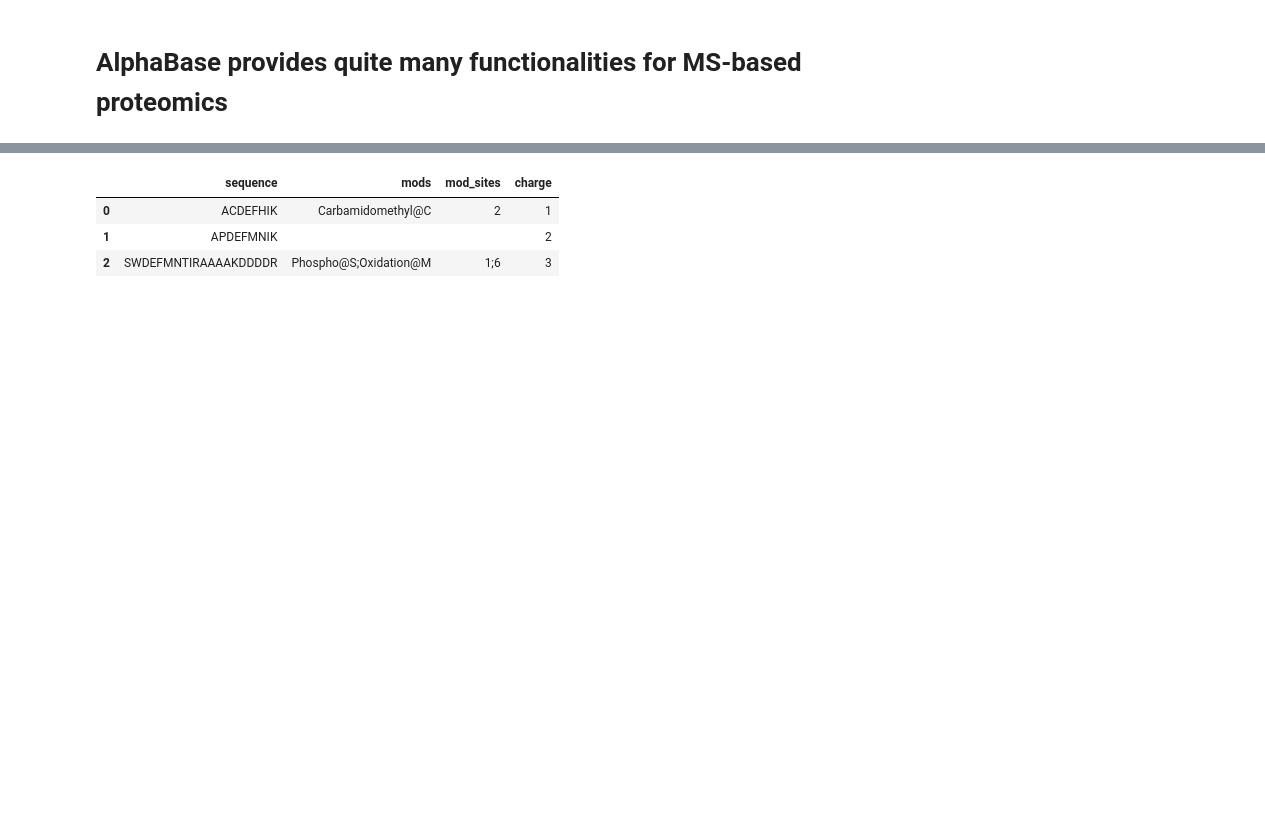
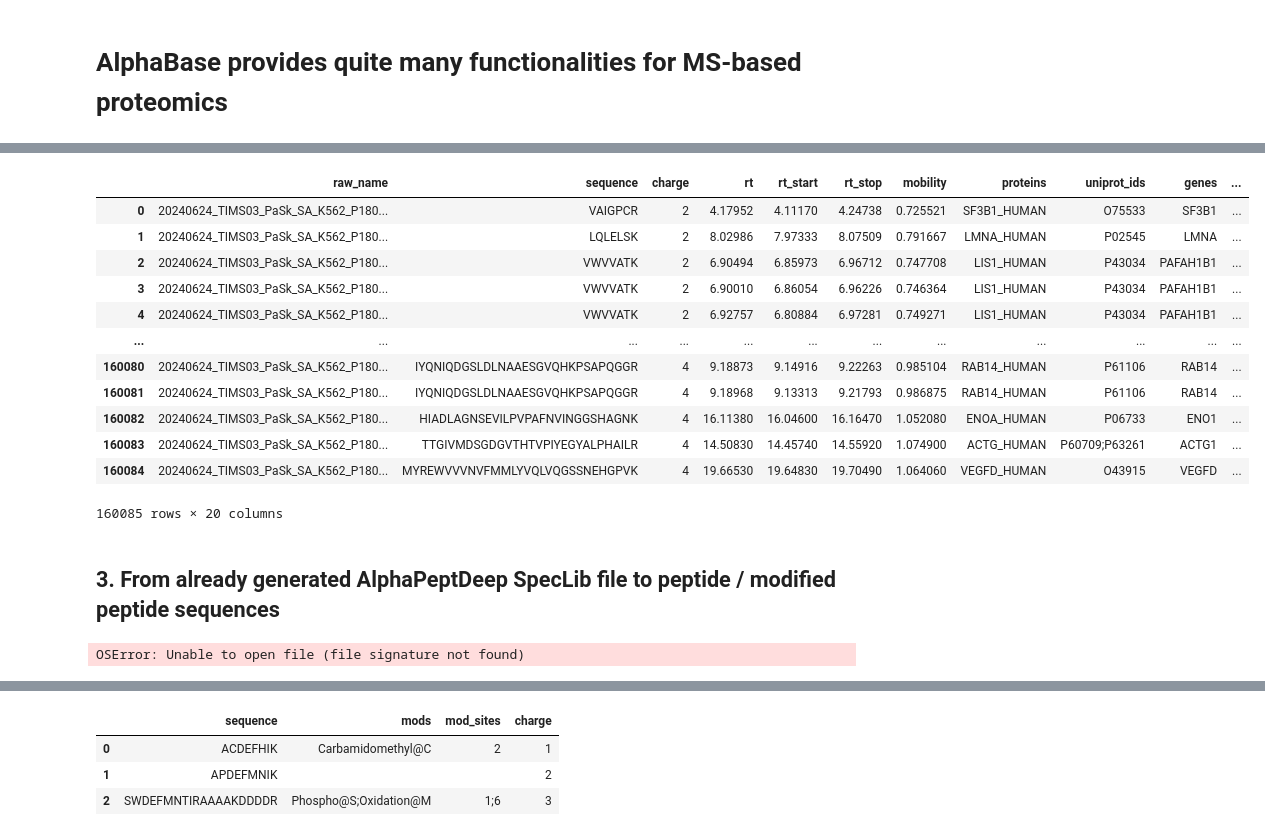
Before and after one commit to MannLabs/alphabase, a Jupyter notebook: docs/tutorials/tutorial_basic_functionalities.ipynb, the cells around one changed output, grey strips where cells are left out. Drawn from its saved outputs; the diff is of its cells as text; code cells hidden in the pictures; blank space fills up the shorter version.

```diff
--- a/docs/tutorials/tutorial_basic_functionalities.ipynb
+++ b/docs/tutorials/tutorial_basic_functionalities.ipynb
@@ -4,0 +197,35 @@ Starting from a precursor dataframe, for example:
+# %%
+"""
+DIA-NN does not provide the m/zs for precursors and fragments by default. Therefore, you might want to calculate the MS
+coordinates yourself based on the (modified) peptide sequences as illustraded below.
+"""
+
+tsv_file = "/Users/patriciaskowronek/Documents/alphaBase_text_data/21min_200ng_syP_2equiScans_wide_lib_free.tsv"
+diann_psm_df  = psm_reader_provider.get_reader('diann').import_file(tsv_file)
+diann_psm_df
+# %% [output]
+|  | raw_name | sequence | charge | rt | rt_start | rt_stop | mobility | proteins | uniprot_ids | genes | ... |
+| 0 | 20240624_TIMS03_PaSk_SA_K562_P180... | VAIGPCR | 2 | 4.17952 | 4.11170 | 4.24738 | 0.725521 | SF3B1_HUMAN | O75533 | SF3B1 | ... |
+| 1 | 20240624_TIMS03_PaSk_SA_K562_P180... | LQLELSK | 2 | 8.02986 | 7.97333 | 8.07509 | 0.791667 | LMNA_HUMAN | P02545 | LMNA | ... |
+| 2 | 20240624_TIMS03_PaSk_SA_K562_P180... | VWVVATK | 2 | 6.90494 | 6.85973 | 6.96712 | 0.747708 | LIS1_HUMAN | P43034 | PAFAH1B1 | ... |
+| 3 | 20240624_TIMS03_PaSk_SA_K562_P180... | VWVVATK | 2 | 6.90010 | 6.86054 | 6.96226 | 0.746364 | LIS1_HUMAN | P43034 | PAFAH1B1 | ... |
+| 4 | 20240624_TIMS03_PaSk_SA_K562_P180... | VWVVATK | 2 | 6.92757 | 6.80884 | 6.97281 | 0.749271 | LIS1_HUMAN | P43034 | PAFAH1B1 | ... |
+| ... | ... | ... | ... | ... | ... | ... | ... | ... | ... | ... | ... |
+| 160080 | 20240624_TIMS03_PaSk_SA_K562_P180... | IYQNIQDGSLDLNAAESGVQHKPSAPQGGR | 4 | 9.18873 | 9.14916 | 9.22263 | 0.985104 | RAB14_HUMAN | P61106 | RAB14 | ... |
+| 160081 | 20240624_TIMS03_PaSk_SA_K562_P180... | IYQNIQDGSLDLNAAESGVQHKPSAPQGGR | 4 | 9.18968 | 9.13313 | 9.21793 | 0.986875 | RAB14_HUMAN | P61106 | RAB14 | ... |
+| 160082 | 20240624_TIMS03_PaSk_SA_K562_P180... | HIADLAGNSEVILPVPAFNVINGGSHAGNK | 4 | 16.11380 | 16.04600 | 16.16470 | 1.052080 | ENOA_HUMAN | P06733 | ENO1 | ... |
+| 160083 | 20240624_TIMS03_PaSk_SA_K562_P180... | TTGIVMDSGDGVTHTVPIYEGYALPHAILR | 4 | 14.50830 | 14.45740 | 14.55920 | 1.074900 | ACTG_HUMAN | P60709;P63261 | ACTG1 | ... |
+| 160084 | 20240624_TIMS03_PaSk_SA_K562_P180... | MYREWVVVNVFMMLYVQLVQGSSNEHGPVK | 4 | 19.66530 | 19.64830 | 19.70490 | 1.064060 | VEGFD_HUMAN | O43915 | VEGFD | ... |
+160085 rows × 20 columns
+# %% [markdown]
+## 3. From already generated AlphaPeptDeep SpecLib file to peptide / modified peptide sequences
+# %%
+from alphabase.spectral_library.reader import SWATHLibraryReader
+
+# @Feng: What kind of library file do I need to load it with this reader? Is this the function you were speaking about?
+alphapeptdeep_lib_file = "/Users/patriciaskowronek/Documents/alphaBase_text_data/jakob_library.speclib.tsv"
+
+alphapeptdeep_lib = psm_reader_provider.get_reader('alphapept').import_file(alphapeptdeep_lib_file)
+alphapeptdeep_lib
+# %% [output]
+OSError: Unable to open file (file signature not found)
```
Also changed, not shown: parts of 41 cells of this notebook.
